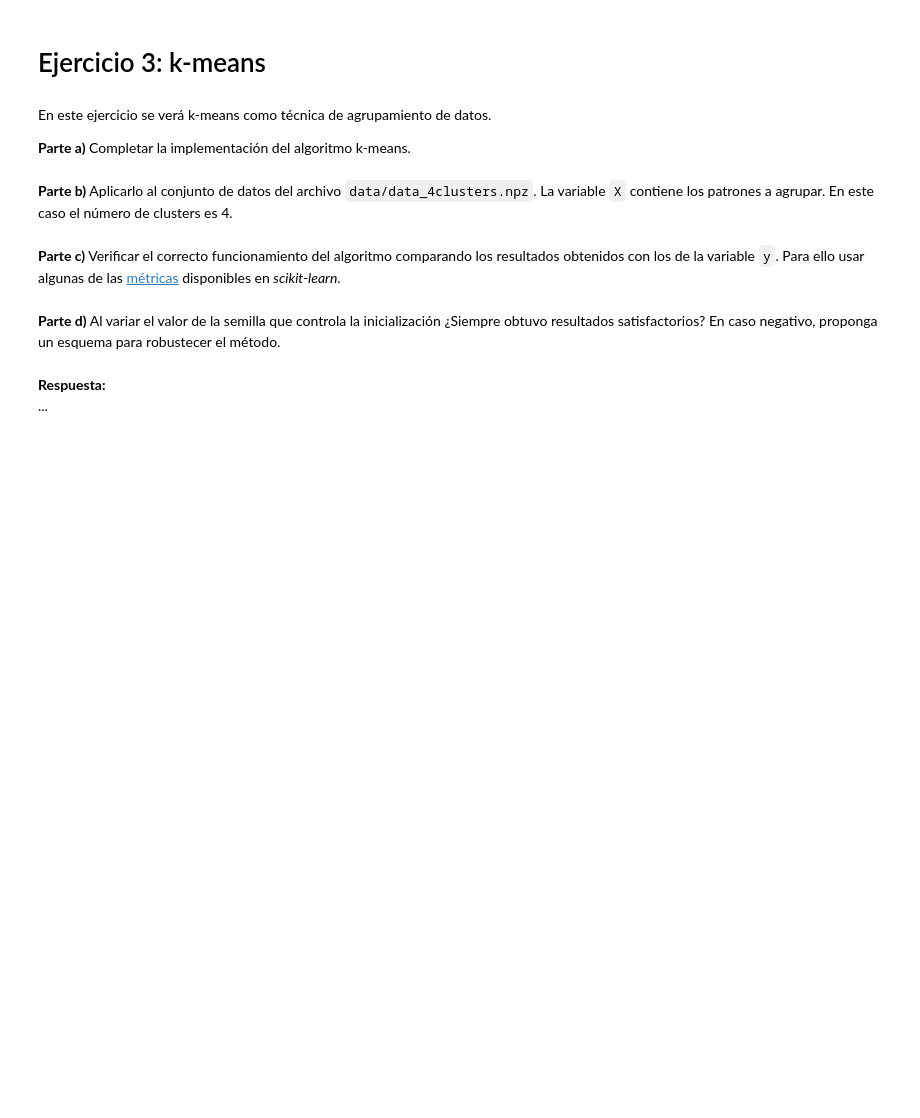
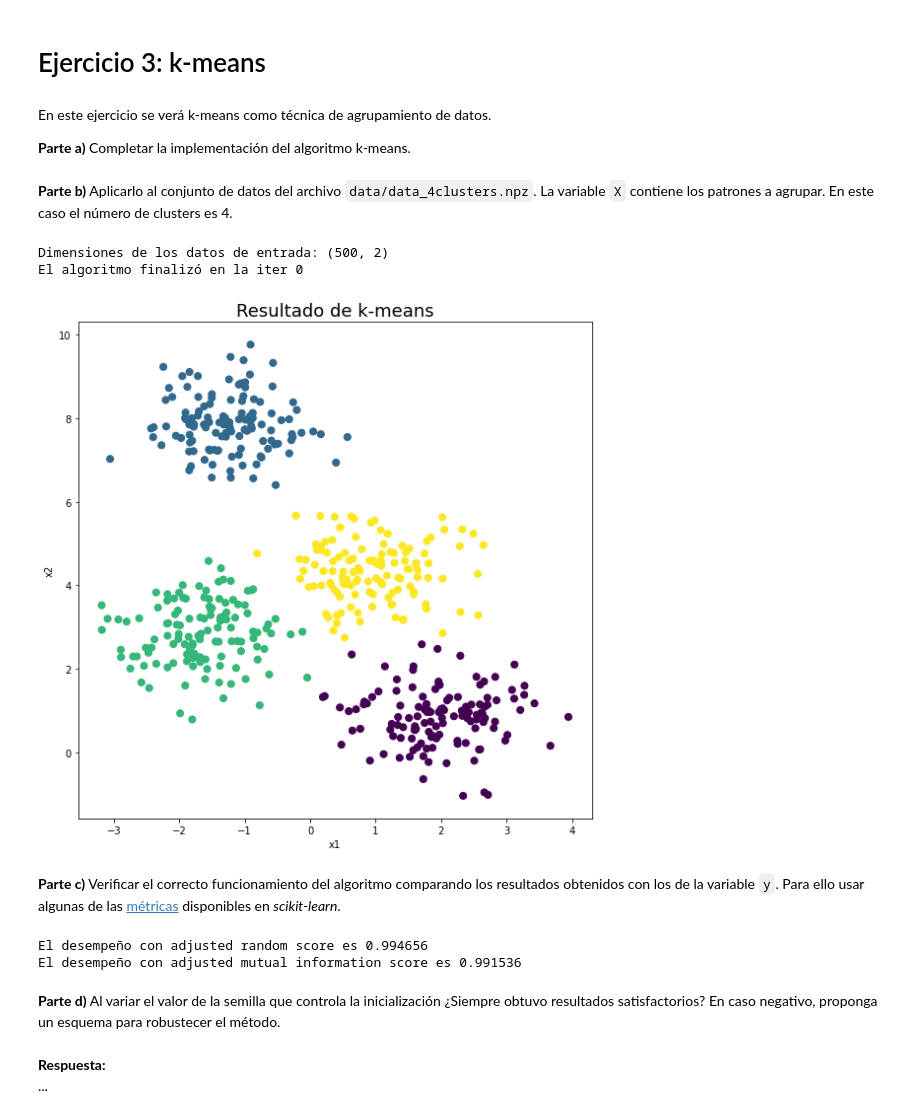
Before and after one commit to jessica-arroyo/machine_learning_exercises, a Jupyter notebook: practico_07/practico7.ipynb, the cells around one changed output. Drawn from its saved outputs; the diff is of its cells as text; code cells hidden in the pictures; blank space fills up the shorter version.

```diff
--- a/practico_07/practico7.ipynb
+++ b/practico_07/practico7.ipynb
@@ -470,30 +471,49 @@ def k_means(X, k, semilla=43):
     # Se inicializan los centros de los clusters a muestras elegidas
     # aleatoriamente.
 
-    # centros =
-
+    centros = random.sample(list(X), k)
 
     convergio = False
     n_iter = 0
+
+    def find(element, matrix):
+        for i in range(len(matrix)):
+            for j in range(len(matrix[i])):
+                if matrix[i][j] == element:
+                    return (i, j)
+
+    def find_all(array,matrix):
+        array_r=[]
+        for i in range(len(array)):
+            array_r.append(find(array[i],matrix)[1])
+        return np.array(array_r)
+
+    def puntos_cluster(X,etiquetas,i):
+        return X[etiquetas==i]
+
+    def centro_puntos_cluster(X,etiquetas,k):
+        centro=[]
+        for i in range(k):
+            centro.append(np.mean(puntos_cluster(X,etiquetas,i),axis=0))
+        return centro
 
     while not convergio:
 
         # 1. Se asignan las etiquetas al cluster cuyo centro es el más cercano.
         # Se sugiere usar pairwise_distances del paquete metrics de sklearn.
-
-
-        # etiquetas =
-
+        distancias = pairwise_distances(X, Y=centros)
+        etiquetas = find_all(np.min(distancias,axis=1),distancias)
 
         # 2. Se calculan los nuevos centros
-        # centros_nuevos =
+
+        centros_nuevos = centro_puntos_cluster(X,etiquetas,k)
 
         # 3. Se evalúa la condición de convergencia (que los centros no cambien)
-        # convergio =
+        convergio = np.array_equal(centros_nuevos,centros)
 
 
         # 4. Se actualiza la variable centros y se aumenta el número de iteración
-
+        centros=centros_nuevos
 
     #####################################################
     ####### TERMINA ESPACIO PARA COMPLETAR CODIGO #######
@@ -506,38 +526,45 @@ def k_means(X, k, semilla=43):
 # %%
 f = np.load('data/data_4clusters.npz')
 X = f['X']
 y = f['y']
 print('Dimensiones de los datos de entrada:', X.shape)
 
 #####################################################
 ####### EMPIEZA ESPACIO PARA COMPLETAR CODIGO #######
 #####################################################
 
-# centros, asignaciones =
+centros, asignaciones = k_means(X, 4)
 
 
 #####################################################
 ####### TERMINA ESPACIO PARA COMPLETAR CODIGO #######
 #####################################################
 
 dot_size = 50
 cmap = 'viridis'
 fig, ax = plt.subplots()
 ax.scatter(X[:, 0], X[:, 1], c=asignaciones, s=dot_size, cmap=cmap)
 plt.title('Resultado de k-means', fontsize=18)
 plt.xlabel('x1')
 plt.ylabel('x2')
 plt.tight_layout()
+# %% [output]
+Dimensiones de los datos de entrada: (500, 2)
+El algoritmo finalizó en la iter 0
+[figure, added]
 # %% [markdown]
 **Parte c)** Verificar el correcto funcionamiento del algoritmo comparando los resultados obtenidos con los de la variable `y`. Para ello usar algunas de las [métricas](https://scikit-learn.org/stable/modules/clustering.html#clustering-performance-evaluation) disponibles en *scikit-learn*.
 # %%
-# adj_rand_score =
+adj_rand_score = metrics.adjusted_rand_score(y, asignaciones)
 
-# adj_mi_score =
+adj_mi_score = metrics.adjusted_mutual_info_score(y, asignaciones)
 
 
 print('El desempeño con adjusted random score es %f' % adj_rand_score)
 print('El desempeño con adjusted mutual information score es %f' % adj_mi_score)
+# %% [output]
+El desempeño con adjusted random score es 0.994656
+El desempeño con adjusted mutual information score es 0.991536
 # %% [markdown]
 **Parte d)** Al variar el valor de la semilla que controla la inicialización ¿Siempre obtuvo resultados satisfactorios? En caso negativo, proponga un esquema para robustecer el método.
 # %% [markdown]
```
Also changed, not shown: parts of 14 cells of this notebook, 22 other files.
